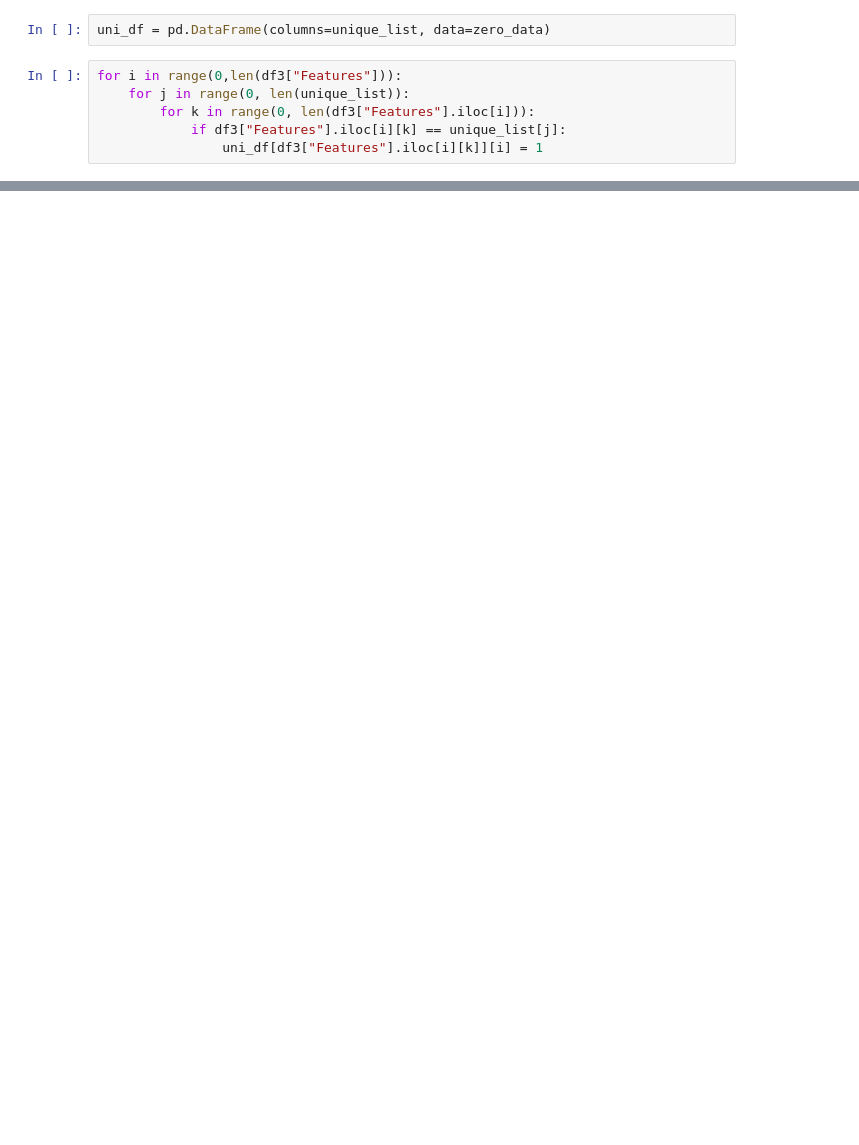
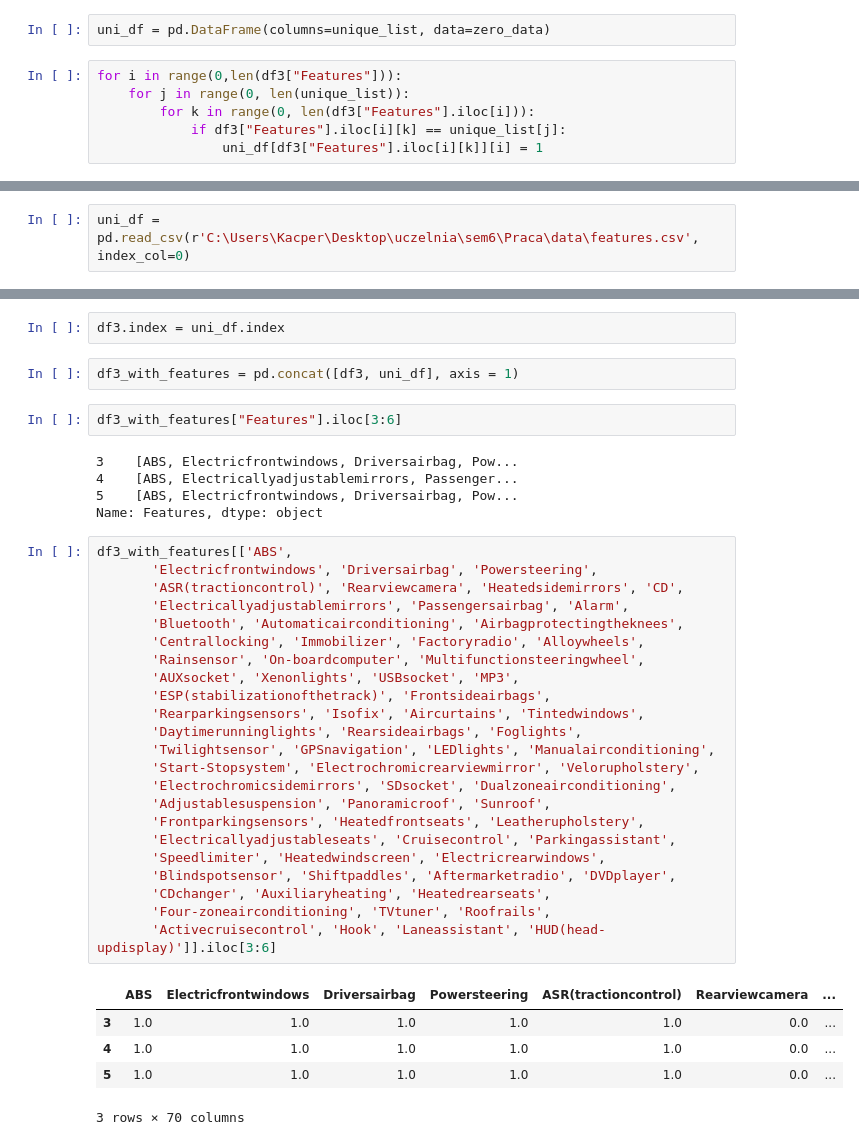
Before and after one commit to KacperChmura1/Engineer-s, a Jupyter notebook: DataIntegration.ipynb, the cells around one changed output, grey strips where cells are left out. Cells and saved outputs as stored; diff of their text form; blank space fills up the shorter version.

Commit message:
Concat extracted features data frame and df3

```diff
--- a/DataIntegration.ipynb
+++ b/DataIntegration.ipynb
@@ -656,0 +604,2 @@ def test(feature):
+# %%
+uni_df = pd.read_csv(r'C:\Users\Kacper\Desktop\uczelnia\sem6\Praca\data\features.csv', index_col=0)
@@ -656,0 +653,40 @@ def test(feature):
+# %%
+df3.index = uni_df.index
+# %%
+df3_with_features = pd.concat([df3, uni_df], axis = 1)
+# %%
+df3_with_features["Features"].iloc[3:6]
+# %% [output]
+3    [ABS, Electricfrontwindows, Driversairbag, Pow...
+4    [ABS, Electricallyadjustablemirrors, Passenger...
+5    [ABS, Electricfrontwindows, Driversairbag, Pow...
+Name: Features, dtype: object
+# %%
+df3_with_features[['ABS',
+       'Electricfrontwindows', 'Driversairbag', 'Powersteering',
+       'ASR(tractioncontrol)', 'Rearviewcamera', 'Heatedsidemirrors', 'CD',
+       'Electricallyadjustablemirrors', 'Passengersairbag', 'Alarm',
+       'Bluetooth', 'Automaticairconditioning', 'Airbagprotectingtheknees',
+       'Centrallocking', 'Immobilizer', 'Factoryradio', 'Alloywheels',
+       'Rainsensor', 'On-boardcomputer', 'Multifunctionsteeringwheel',
+       'AUXsocket', 'Xenonlights', 'USBsocket', 'MP3',
+       'ESP(stabilizationofthetrack)', 'Frontsideairbags',
+       'Rearparkingsensors', 'Isofix', 'Aircurtains', 'Tintedwindows',
+       'Daytimerunninglights', 'Rearsideairbags', 'Foglights',
+       'Twilightsensor', 'GPSnavigation', 'LEDlights', 'Manualairconditioning',
+       'Start-Stopsystem', 'Electrochromicrearviewmirror', 'Velorupholstery',
+       'Electrochromicsidemirrors', 'SDsocket', 'Dualzoneairconditioning',
+       'Adjustablesuspension', 'Panoramicroof', 'Sunroof',
+       'Frontparkingsensors', 'Heatedfrontseats', 'Leatherupholstery',
+       'Electricallyadjustableseats', 'Cruisecontrol', 'Parkingassistant',
+       'Speedlimiter', 'Heatedwindscreen', 'Electricrearwindows',
+       'Blindspotsensor', 'Shiftpaddles', 'Aftermarketradio', 'DVDplayer',
+       'CDchanger', 'Auxiliaryheating', 'Heatedrearseats',
+       'Four-zoneairconditioning', 'TVtuner', 'Roofrails',
+       'Activecruisecontrol', 'Hook', 'Laneassistant', 'HUD(head-updisplay)']].iloc[3:6]
+# %% [output]
+|  | ABS | Electricfrontwindows | Driversairbag | Powersteering | ASR(tractioncontrol) | Rearviewcamera | ... |
+| 3 | 1.0 | 1.0 | 1.0 | 1.0 | 1.0 | 0.0 | ... |
+| 4 | 1.0 | 1.0 | 1.0 | 1.0 | 1.0 | 0.0 | ... |
+| 5 | 1.0 | 1.0 | 1.0 | 1.0 | 1.0 | 0.0 | ... |
+3 rows × 70 columns
```
Also changed, not shown: parts of 15 cells of this notebook.
